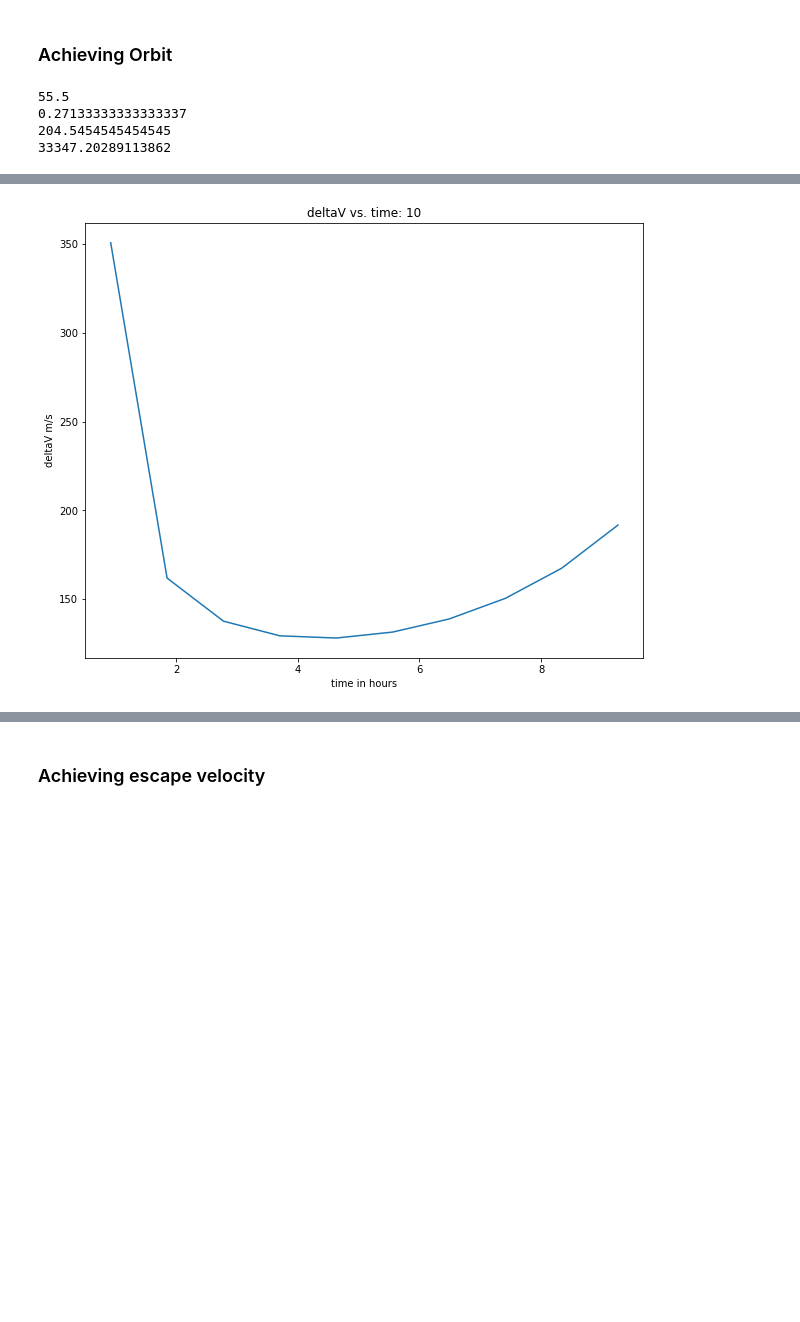
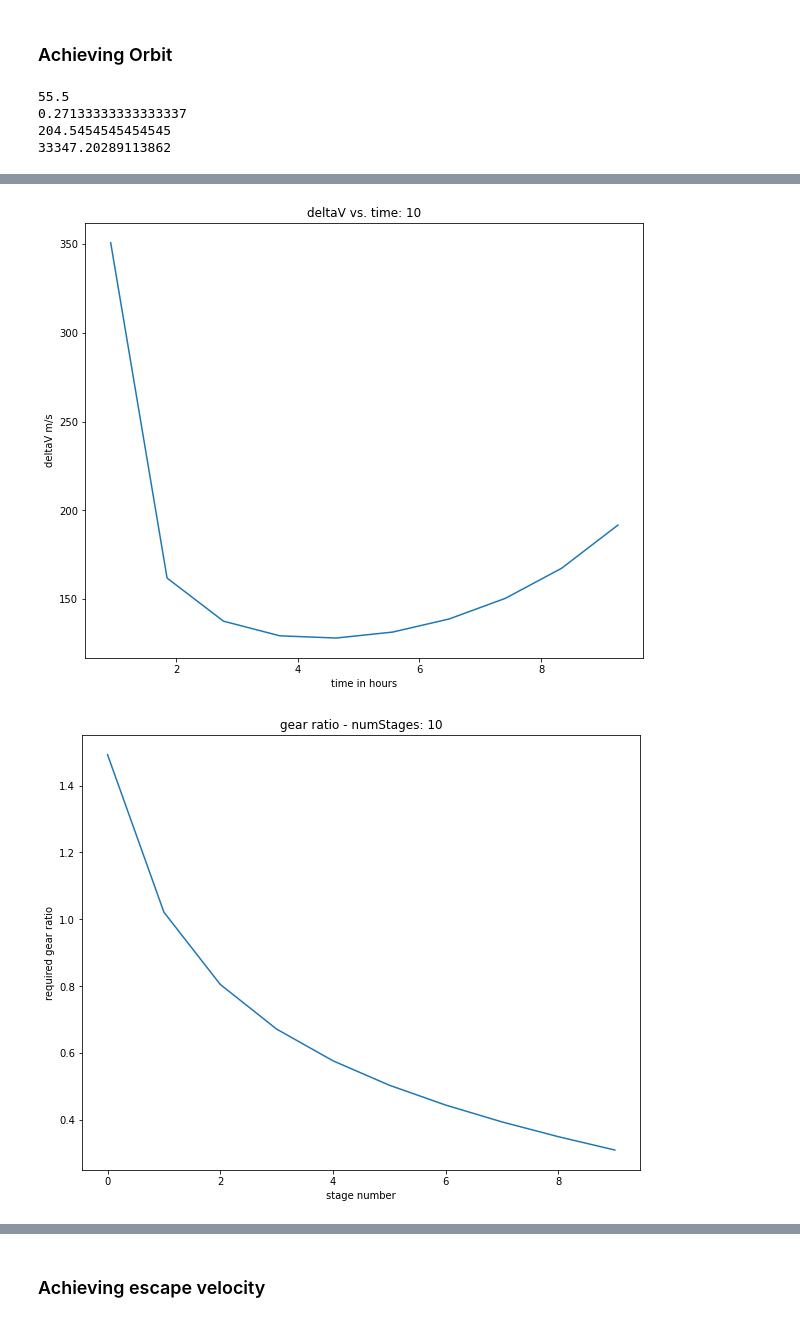
Before and after one commit to slurpsmcgoo/Moonshot6000, a Jupyter notebook: Analysis/MissionDesign.ipynb, the cells around one changed output, grey strips where cells are left out. Drawn from its saved outputs; the diff is of its cells as text; code cells hidden in the pictures; blank space fills up the shorter version.

```diff
--- a/Analysis/MissionDesign.ipynb
+++ b/Analysis/MissionDesign.ipynb
@@ -264,6 +264,20 @@ class stageSimulation:
         plt.plot(self.mass_rec)
         plt.xlabel('stage number')
         plt.ylabel('mass (kg)')
+    def plotGearing(self):
+        plt.figure()
+        title = 'gear ratio - numStages: '+ str(self.numStages)
+        plt.title(title)
+        plt.plot(self.requiredGearRatio)
+        plt.xlabel('stage number')
+        plt.ylabel('required gear ratio')
+    def plotTorque(self):
+        plt.figure()
+        title = 'required motor torque - numStages: '+ str(self.numStages)
+        plt.title(title)
+        plt.plot(self.torqueToReachApproximateAcceleration)
+        plt.xlabel('stage number')
+        plt.ylabel('required motor torque (Nm)')
     def plotdV(self):
         plt.figure()
         title = 'deltaV vs. time: '+ str(self.numStages)
@@ -312,30 +326,33 @@ for i in stages:
 for sim in stageSweep:
     sim.simulate()
     finalV.append(sim.v)
     percentUsedEnergy.append(sim.usedPackEnergy)
 plt.figure()
 plt.plot(stages,finalV)
 plt.grid()
 plt.title('Final velocity vs. number of stages with 56 kwh @ energy density of 270 wh/kg')
 plt.xlabel('stages')
 plt.ylabel('final velocity (m/s)')
 stageSweep[1].plotMass()
 
 print(stageSweep[9].time)
 
 stageSweep[9].plotV()
 
 stageSweep[9].plotAcc()
 stageSweep[9].plotMass()
 stageSweep[9].plotdV()
+stageSweep[9].plotGearing()
+stageSweep[9].plotTorque()
 # %% [output]
 55.5
 0.27133333333333337
 204.5454545454545
 33347.20289113862
 [figure]
 [figure]
 [figure]
 [figure]
 [figure]
 [figure]
+[figure, added]
```
Also changed, not shown: parts of 4 cells of this notebook.
